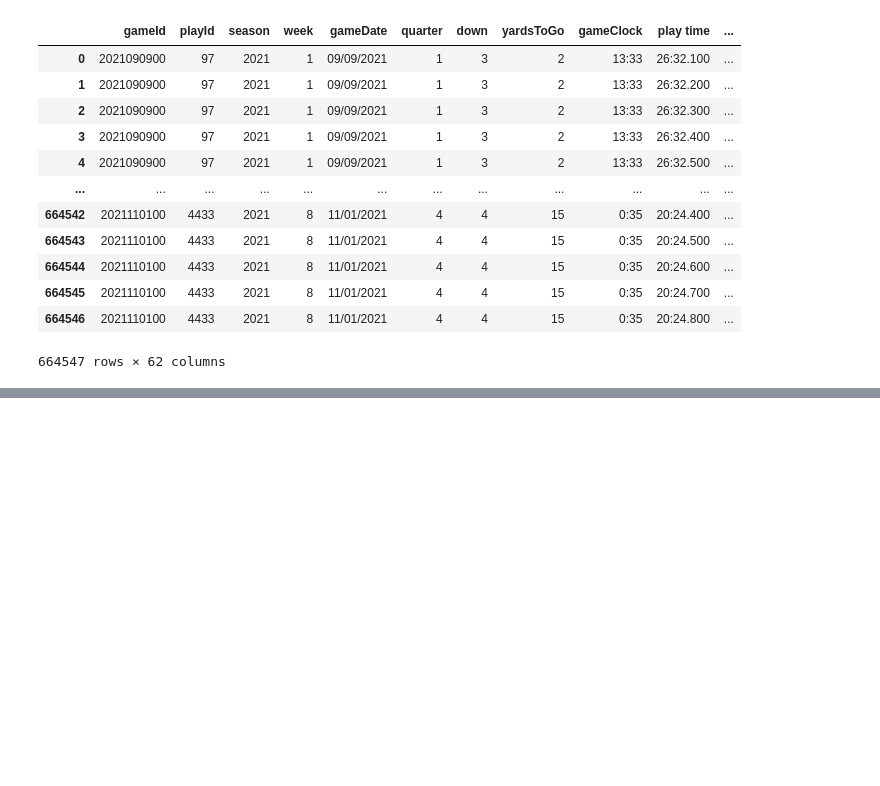
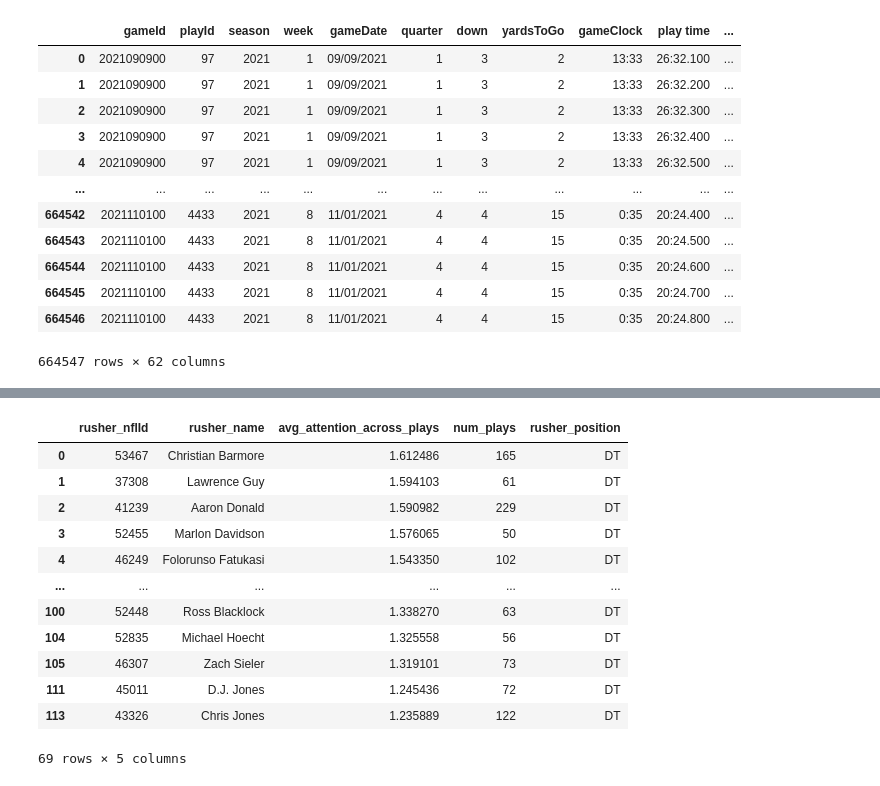
Before and after one commit to mouchatt6/BSA-Football-2026-Gravity-Metrics, a Jupyter notebook: Data Cleaning + Engineering/scripts/filter_and_calculate_matchups.ipynb, the cells around one changed output, grey strips where cells are left out. Drawn from its saved outputs; the diff is of its cells as text; code cells hidden in the pictures; blank space fills up the shorter version.

```diff
--- a/Data Cleaning + Engineering/scripts/filter_and_calculate_matchups.ipynb
+++ b/Data Cleaning + Engineering/scripts/filter_and_calculate_matchups.ipynb
@@ -781,0 +965,27 @@ pass_rushers_output_df.to_csv("../outputs_csv/pass_rushers.csv", index=False)
+# %%
+# --------------------------------------------------
+# 6. Aggregate to player-level across all plays
+#    This takes each rusher's average play-level attention score
+#    across all plays in the filtered dataset
+# --------------------------------------------------
+pass_rusher_attention_overall = (
+    pass_rusher_attention_by_play
+    .groupby(["rusher_nflId", "rusher_name"], as_index=False)
+    .agg(
+        avg_attention_across_plays=("attention_score_play", "mean"),
+        num_plays=("playId", "count")
+    )
+)
+
+pass_rusher_attention_overall_50_plus = (
+    pass_rusher_attention_overall[
+        pass_rusher_attention_overall["num_plays"] >= 50
+    ]
+    .sort_values(
+        ["avg_attention_across_plays", "num_plays"],
+        ascending=[False, False]
+    )
+    .reset_index(drop=True)
+)
+
+pass_rusher_attention_overall_50_plus
@@ -781,0 +1022,16 @@ pass_rushers_output_df.to_csv("../outputs_csv/pass_rushers.csv", index=False)
+# %%
+pass_rusher_attention_overall_50_plus[pass_rusher_attention_overall_50_plus['rusher_position'] == 'DT']
+# %% [output]
+|  | rusher_nflId | rusher_name | avg_attention_across_plays | num_plays | rusher_position |
+| 0 | 53467 | Christian Barmore | 1.612486 | 165 | DT |
+| 1 | 37308 | Lawrence Guy | 1.594103 | 61 | DT |
+| 2 | 41239 | Aaron Donald | 1.590982 | 229 | DT |
+| 3 | 52455 | Marlon Davidson | 1.576065 | 50 | DT |
+| 4 | 46249 | Folorunso Fatukasi | 1.543350 | 102 | DT |
+| ... | ... | ... | ... | ... | ... |
+| 100 | 52448 | Ross Blacklock | 1.338270 | 63 | DT |
+| 104 | 52835 | Michael Hoecht | 1.325558 | 56 | DT |
+| 105 | 46307 | Zach Sieler | 1.319101 | 73 | DT |
+| 111 | 45011 | D.J. Jones | 1.245436 | 72 | DT |
+| 113 | 43326 | Chris Jones | 1.235889 | 122 | DT |
+69 rows × 5 columns
```
Also changed, not shown: parts of 9 cells of this notebook, 5 other files.
